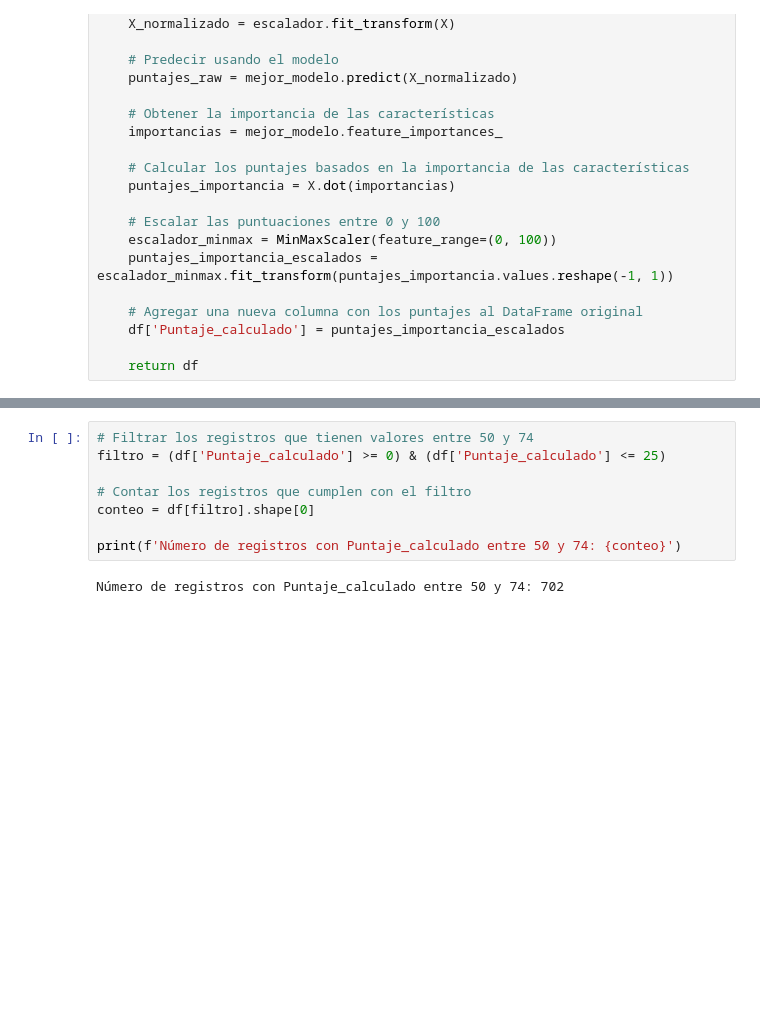
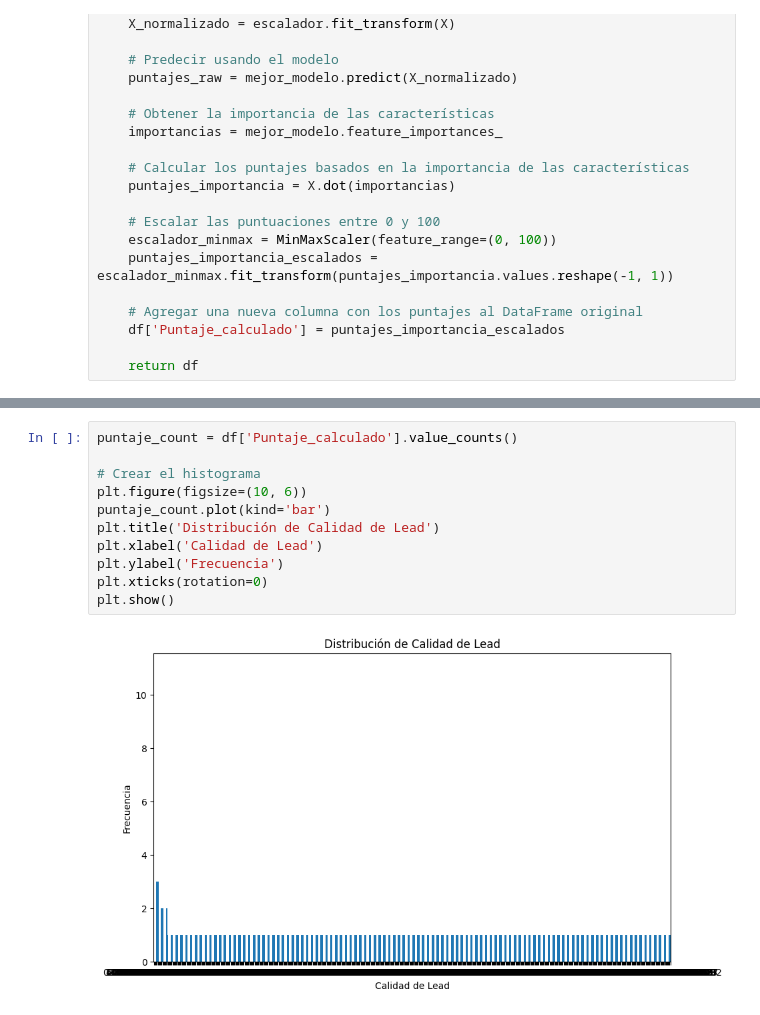
Before and after one commit to magneticjuan/modelo_lead, a Jupyter notebook: comprobacion.ipynb, the cells around one changed output, grey strips where cells are left out. Drawn from its saved outputs; the diff is of its cells as text; blank space fills up the shorter version.

```diff
--- a/comprobacion.ipynb
+++ b/comprobacion.ipynb
@@ -67,10 +70,13 @@ df_con_puntajes.head()
-# %%
-# Filtrar los registros que tienen valores entre 50 y 74
-filtro = (df['Puntaje_calculado'] >= 0) & (df['Puntaje_calculado'] <= 25)
-
-# Contar los registros que cumplen con el filtro
-conteo = df[filtro].shape[0]
-
-print(f'Número de registros con Puntaje_calculado entre 50 y 74: {conteo}')
-# %% [output]
-Número de registros con Puntaje_calculado entre 50 y 74: 702
+# %%
+puntaje_count = df['Puntaje_calculado'].value_counts()
+
+# Crear el histograma
+plt.figure(figsize=(10, 6))
+puntaje_count.plot(kind='bar')
+plt.title('Distribución de Calidad de Lead')
+plt.xlabel('Calidad de Lead')
+plt.ylabel('Frecuencia')
+plt.xticks(rotation=0)
+plt.show()
+# %% [output]
+[figure, added]
```
Also changed, not shown: parts of 4 cells of this notebook, 2 other files.
